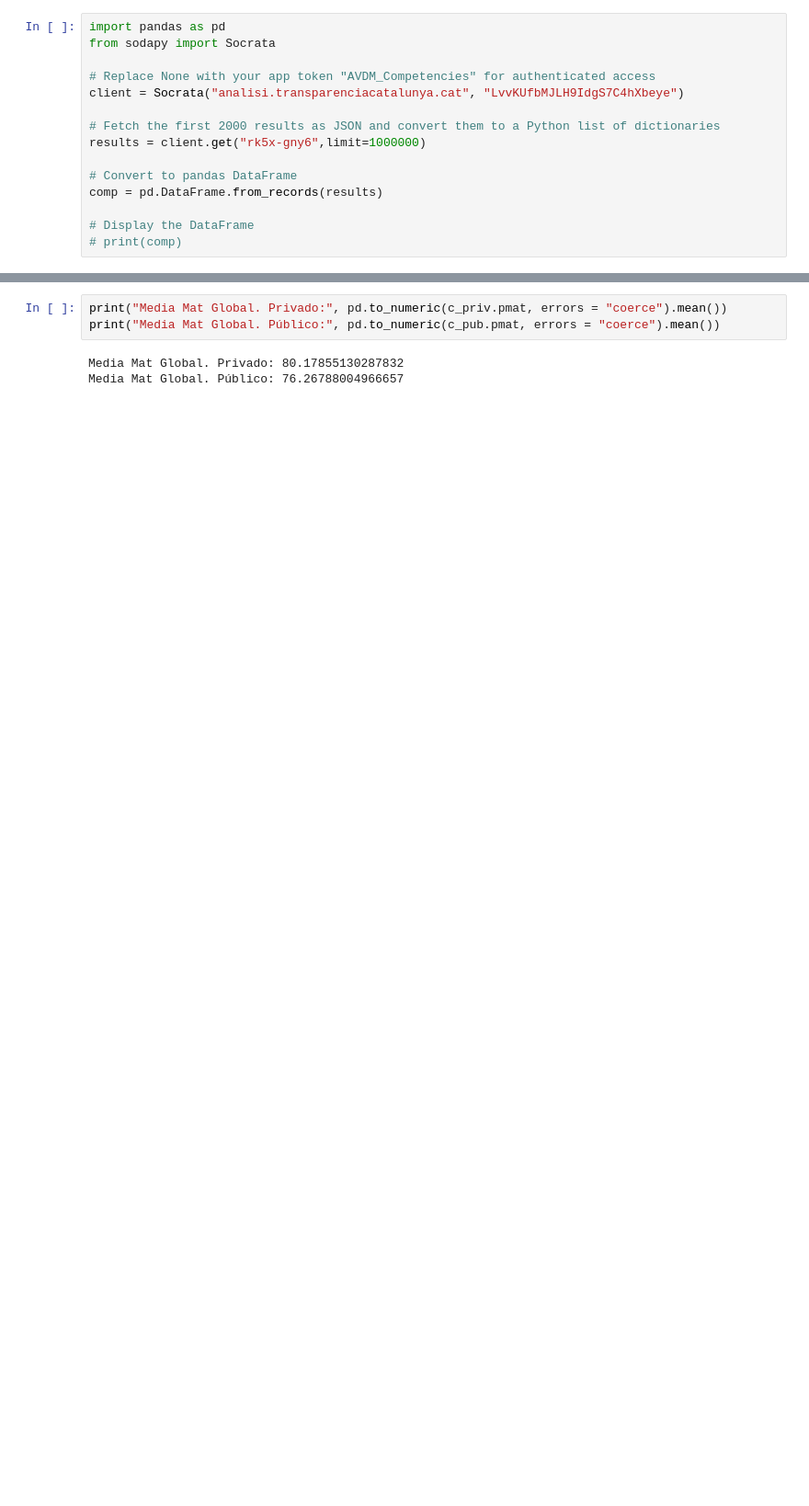
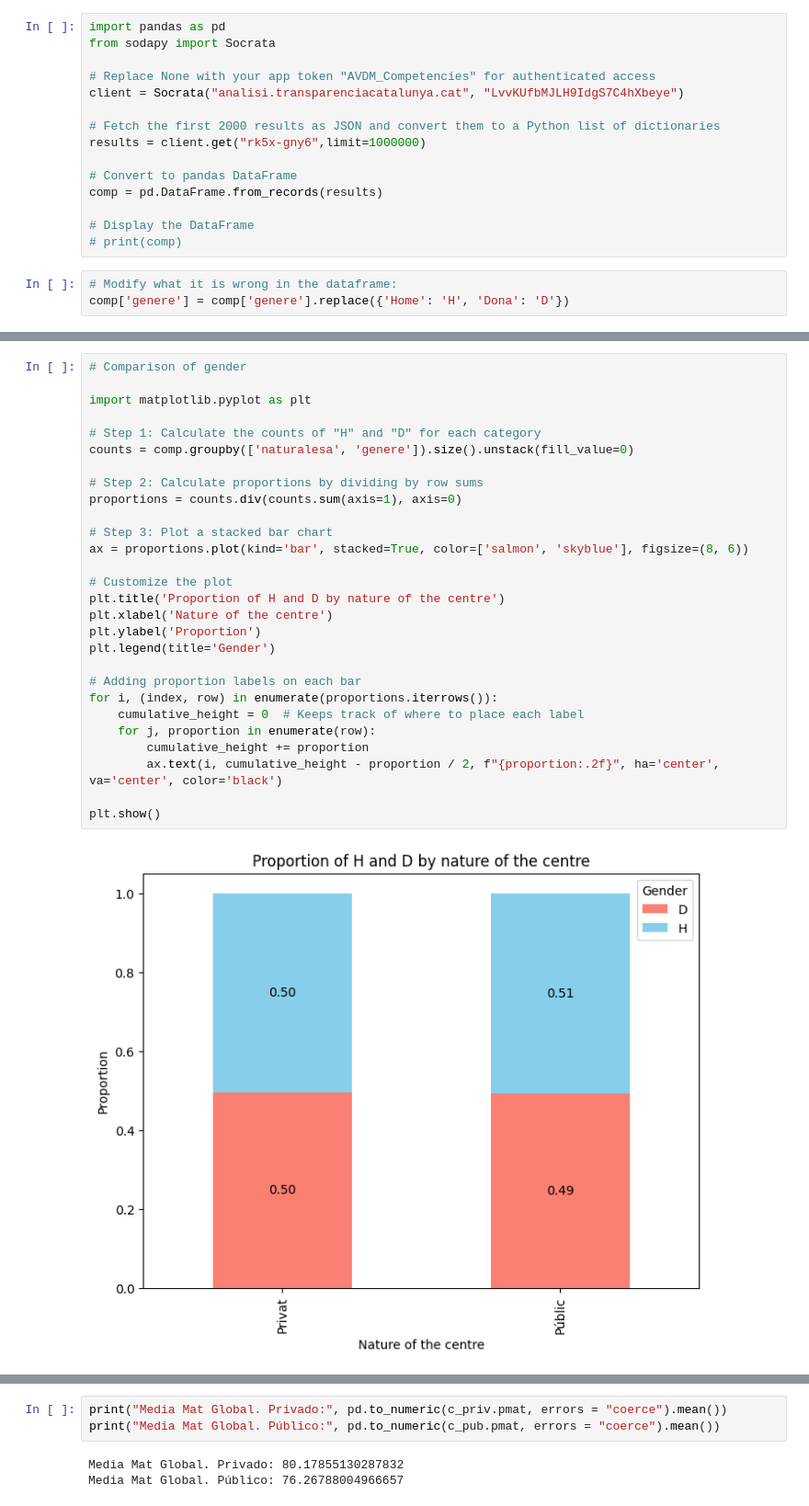
Before and after one commit to edejuan2002/avdm_Competecies, a Jupyter notebook: Eduardo/private_public.ipynb, the cells around one changed output, grey strips where cells are left out. Shown: that part at 92% size. Drawn from its saved outputs; the diff is of its cells as text; blank space fills up the shorter version.

```diff
--- a/Eduardo/private_public.ipynb
+++ b/Eduardo/private_public.ipynb
@@ -13,3 +23,6 @@ comp = pd.DataFrame.from_records(results)
 
 # Display the DataFrame
 # print(comp)
+# %%
+# Modify what it is wrong in the dataframe:
+comp['genere'] = comp['genere'].replace({'Home': 'H', 'Dona': 'D'})
@@ -15,0 +31,30 @@ comp = pd.DataFrame.from_records(results)
+# %%
+# Comparison of gender
+
+import matplotlib.pyplot as plt
+
+# Step 1: Calculate the counts of "H" and "D" for each category
+counts = comp.groupby(['naturalesa', 'genere']).size().unstack(fill_value=0)
+
+# Step 2: Calculate proportions by dividing by row sums
+proportions = counts.div(counts.sum(axis=1), axis=0)
+
+# Step 3: Plot a stacked bar chart
+ax = proportions.plot(kind='bar', stacked=True, color=['salmon', 'skyblue'], figsize=(8, 6))
+
+# Customize the plot
+plt.title('Proportion of H and D by nature of the centre')
+plt.xlabel('Nature of the centre')
+plt.ylabel('Proportion')
+plt.legend(title='Gender')
+
+# Adding proportion labels on each bar
+for i, (index, row) in enumerate(proportions.iterrows()):
+    cumulative_height = 0  # Keeps track of where to place each label
+    for j, proportion in enumerate(row):
+        cumulative_height += proportion
+        ax.text(i, cumulative_height - proportion / 2, f"{proportion:.2f}", ha='center', va='center', color='black')
+
+plt.show()
+# %% [output]
+[figure, added]
```
Also changed, not shown: parts of 14 cells of this notebook.
